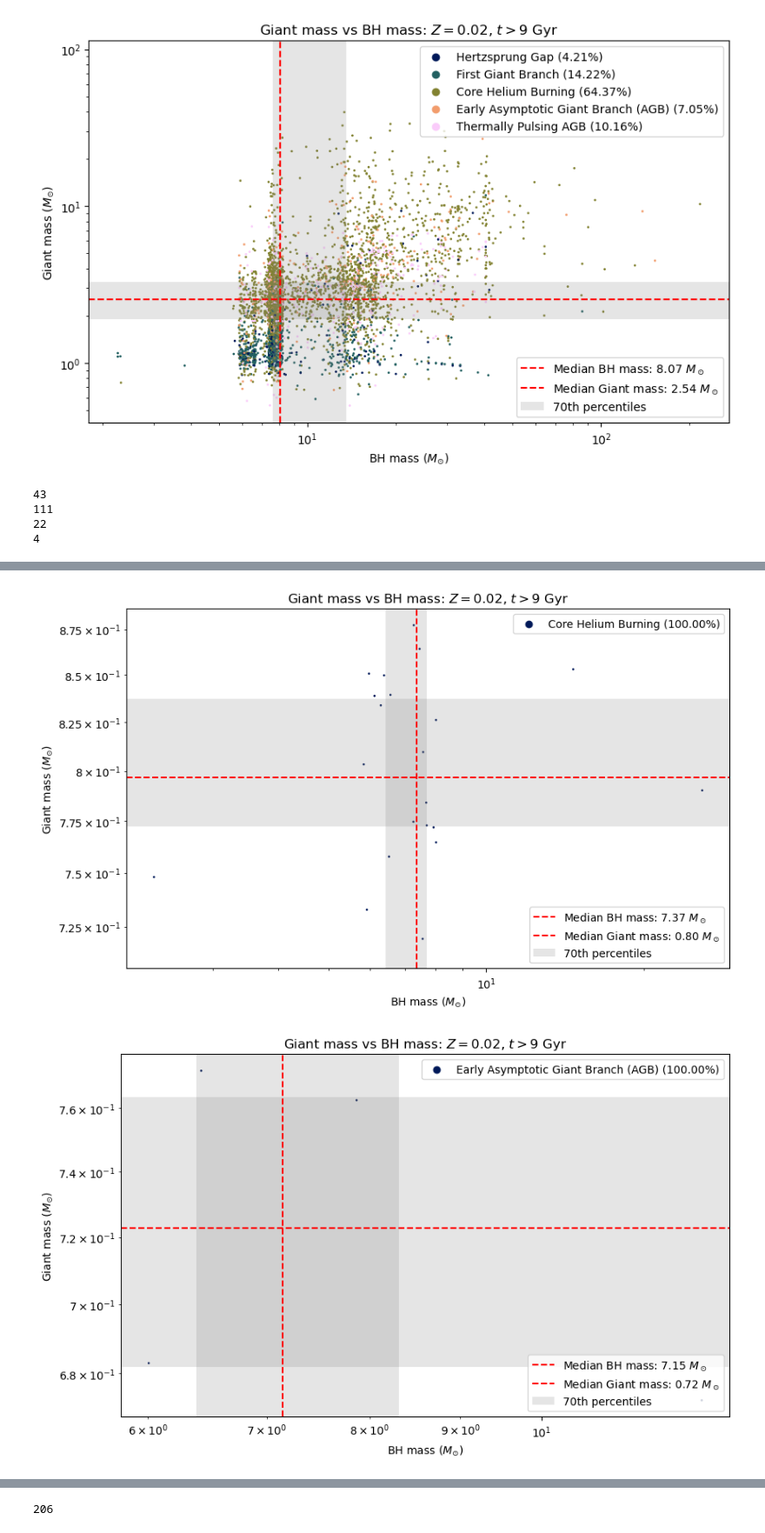
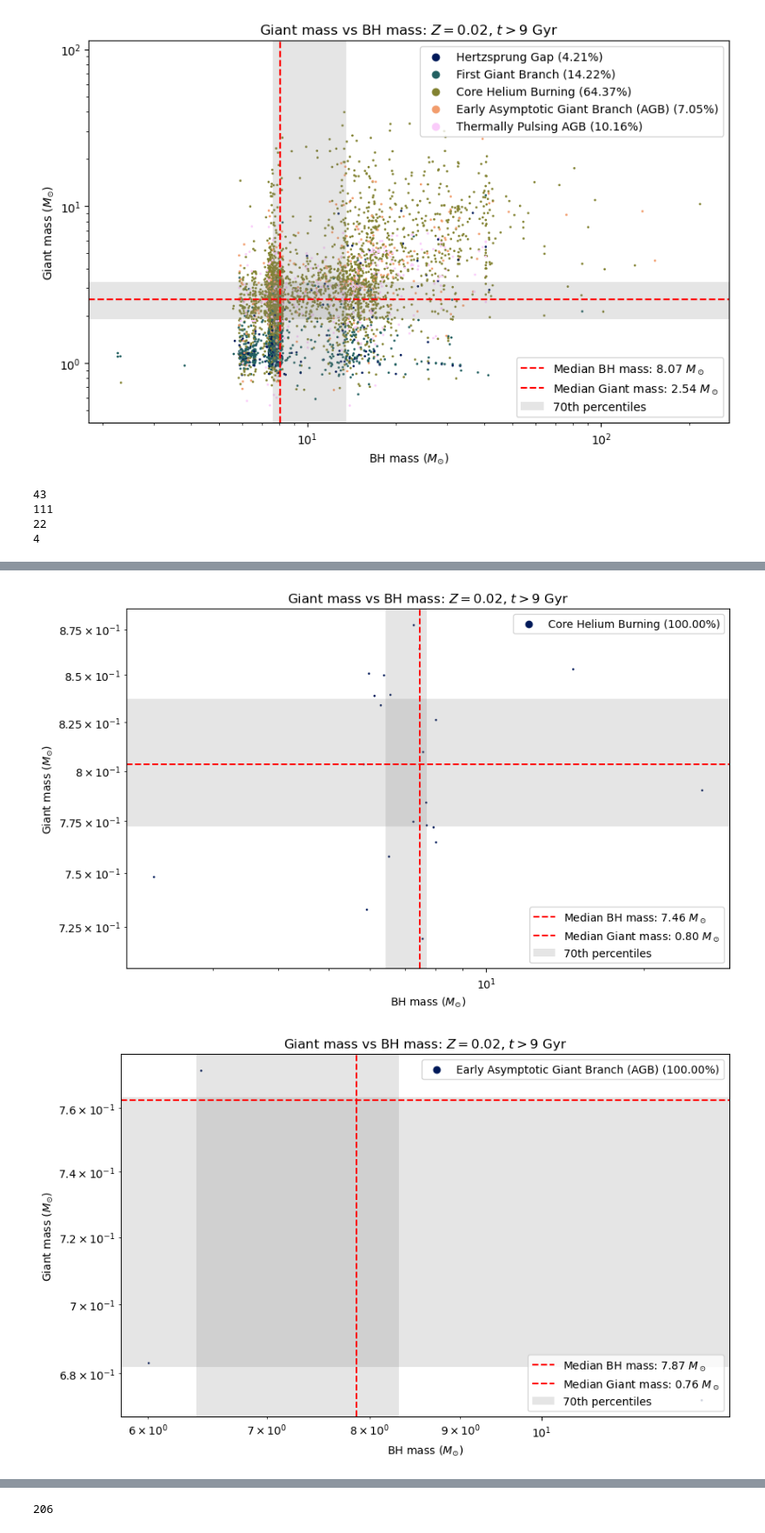
Before and after one commit to Stufffffs/CASSI_2024_code, a Jupyter notebook: collisions_processing.ipynb, the cells around one changed output, grey strips where cells are left out. Shown at 87% size. Drawn from its saved outputs; the diff is of its cells as text; code cells hidden in the pictures.

```diff
--- a/collisions_processing.ipynb
+++ b/collisions_processing.ipynb
@@ -1422,7 +1422,7 @@ median_legend = ax.legend(handles=[median_BH_line, median_Giant_line, percentile
 # %% [output]
 [figure]
 # %%
-median_giant_masses = []
+median_giant_ids = []
 median_giant_tcolls = []
 
 # Load the CSV file into a numpy array
@@ -1445,6 +1445,7 @@ for i in range(2,6):
     mass_Giant = data_old[::, 11].astype(float)
     type_Giant = data_old[::, 19].astype(float)
     times_GiantBH = data_old[::, 4].astype(float)
+    id_Giant = data_old[::, 10].astype(float)
     print(len(mass_Giant))
 
     colors = cm.batlow(np.linspace(0, 1, len(set(type_Giant))))
@@ -1464,9 +1465,14 @@ for i in range(2,6):
 
     scatter = ax.scatter(mass_BH, mass_Giant, s=1, color=colors_N)
 
-    median_BH = np.median(mass_BH)
-    median_Giant = np.median(mass_Giant)
     median_Giant_index = np.argsort(mass_Giant)[len(mass_Giant)//2]
+    median_BH_index = np.argsort(mass_BH)[len(mass_BH)//2]
+
+    median_Giant_ids = id_Giant[median_Giant_index]
+
+    median_BH = mass_BH[median_BH_index]
+    median_Giant = mass_Giant[median_Giant_index]
+
 
     time_GiantBH_median = times_GiantBH[median_Giant_index]
 
@@ -1505,34 +1511,34 @@ for i in range(2,6):
         12: "Oxygen/Neon White Dwarf",
         13: "Neutron Star",
         14: "Black Hole",
         15: "Massless Remnant"
     }
 
     # Replace integers with corresponding text
     giant_name_types = [stage_mapping[num] for num in unique_numbers]
 
     # Create a legend
     legend_labels = {stage_mapping[N]: f'{stage_mapping[N]} ({frac:.2f}%)' for N, frac in zip(unique_numbers, fractions)}
     legend_handles = []
     for N in unique_numbers:
         label = legend_labels[stage_mapping[N]]
         color = N_to_color[N]
         legend_handles.append(ax.scatter([], [], c=color, label=label))
     first_legend = ax.legend(handles=legend_handles, loc='best')
     ax.add_artist(first_legend)  # Add the first legend as an artist to the axes
 
     # Create the second legend for the median lines
     median_legend = ax.legend(handles=[median_BH_line, median_Giant_line, percentiles], loc='lower right')
 
     median_giant_tcolls.append(time_GiantBH_median)
-    median_giant_masses.append(median_Giant)
+    median_giant_ids.append(median_Giant_ids)
 # %% [output]
 43
 111
 22
 4
 [figure]
 [figure]
-[figure, old version]
+[figure, new version]
-[figure, old version]
+[figure, new version]
 # %%
```
Also changed, not shown: parts of 3 cells of this notebook, 4 other files.
